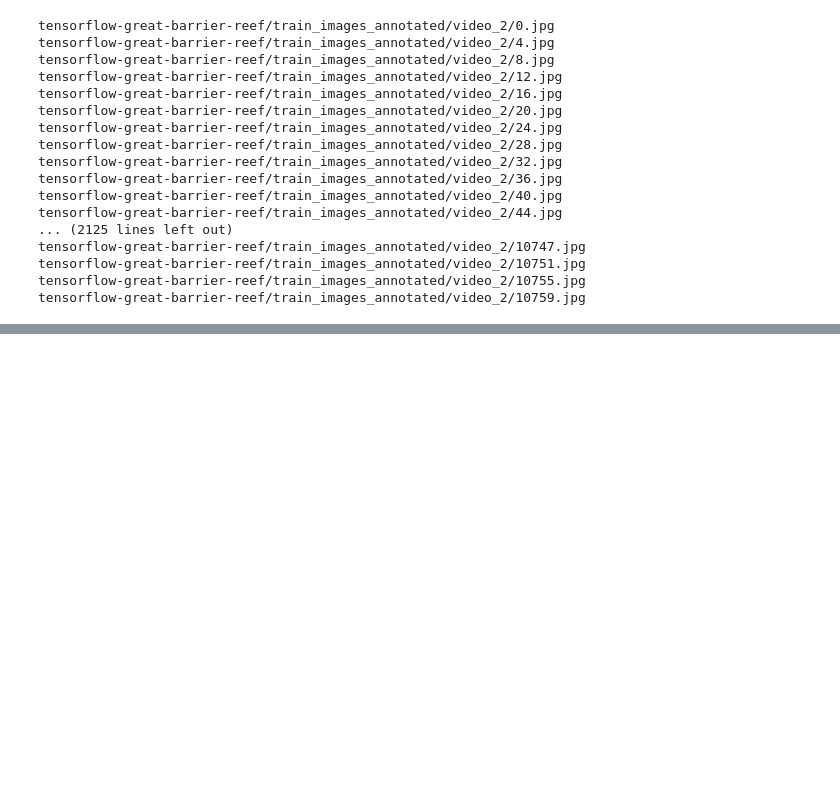
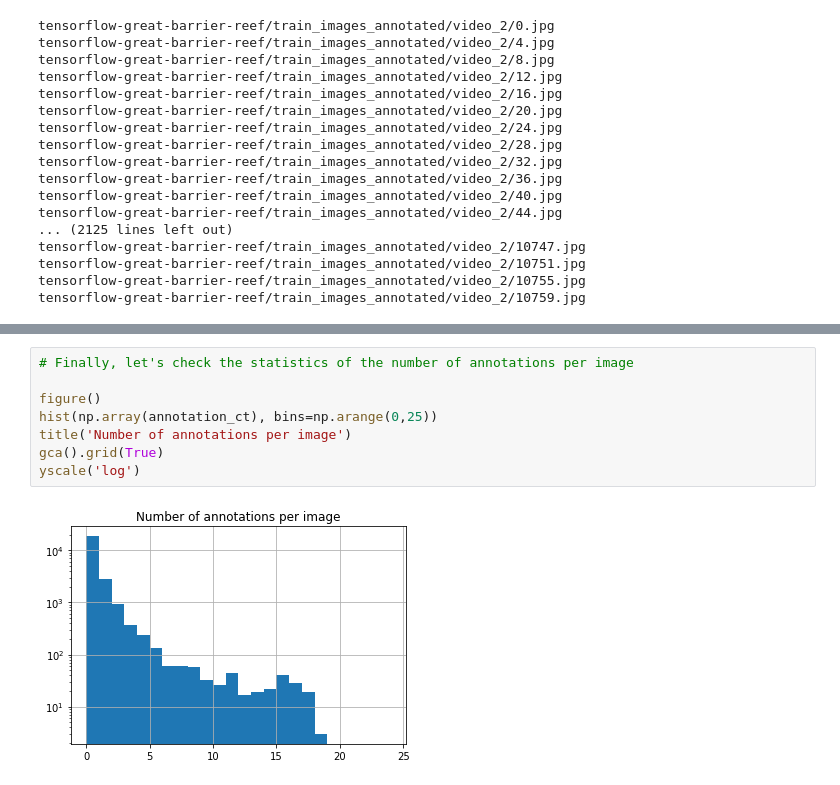
Before and after one commit to ngoecknerwald/starfish-perception-telescope, a Jupyter notebook: great-barrier-reef/manually_annotate_images.ipynb, the cells around one changed output, grey strips where cells are left out. Saved outputs shown, nothing was run; the diff lists cells and outputs as text; blank space fills up the shorter version.

```diff
--- a/great-barrier-reef/manually_annotate_images.ipynb
+++ b/great-barrier-reef/manually_annotate_images.ipynb
@@ -142,0 +193,10 @@ tensorflow-great-barrier-reef/train_images_annotated/video_2/10759.jpg
+# %%
+# Finally, let's check the statistics of the number of annotations per image
+
+figure()
+hist(np.array(annotation_ct), bins=np.arange(0,25))
+title('Number of annotations per image')
+gca().grid(True)
+yscale('log')
+# %% [output]
+[figure, added]
```
Also changed, not shown: parts of 4 cells of this notebook, 2 other files.
